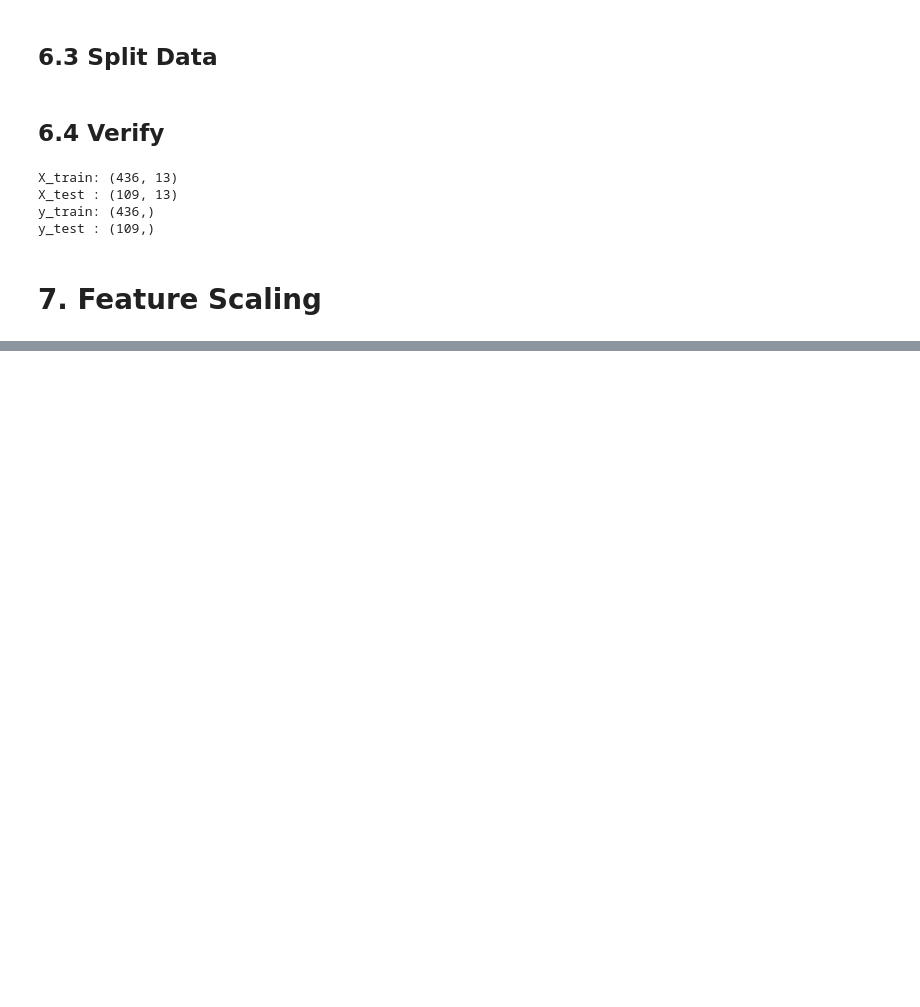
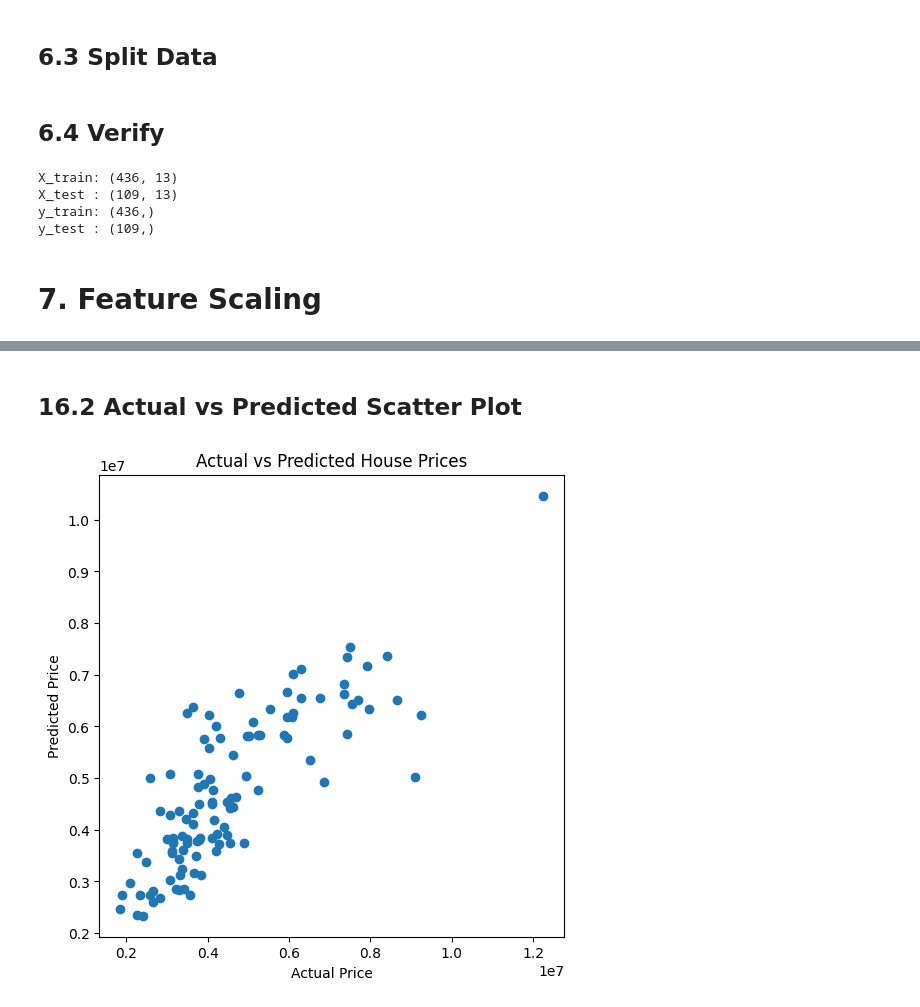
Before and after one commit to Sahilbhayre/House-Price-Prediction, a Jupyter notebook: multiple_regression.ipynb, the cells around one changed output, grey strips where cells are left out. Saved outputs shown, nothing was run; the diff lists cells and outputs as text; code cells hidden in the pictures; blank space fills up the shorter version.

```diff
--- a/multiple_regression.ipynb
+++ b/multiple_regression.ipynb
@@ -369,0 +490,4 @@ std = x_train.std()
+# %%
+y_pred = predict(x_test, w_final, b_final)
+print(f"Actual Price: {y_test.iloc[1]}")
+print(f"Predicted Price: {y_pred[1]}")
@@ -369,0 +649,13 @@ std = x_train.std()
+# %% [markdown]
+## 16.2 Actual vs Predicted Scatter Plot
+# %%
+plt.figure(figsize=(6,6))
+plt.scatter(y_test, y_pred, )
+
+plt.xlabel("Actual Price")
+plt.ylabel("Predicted Price")
+plt.title("Actual vs Predicted House Prices")
+
+plt.show()
+# %% [output]
+[figure, added]
```
Also changed, not shown: parts of 58 cells of this notebook.
